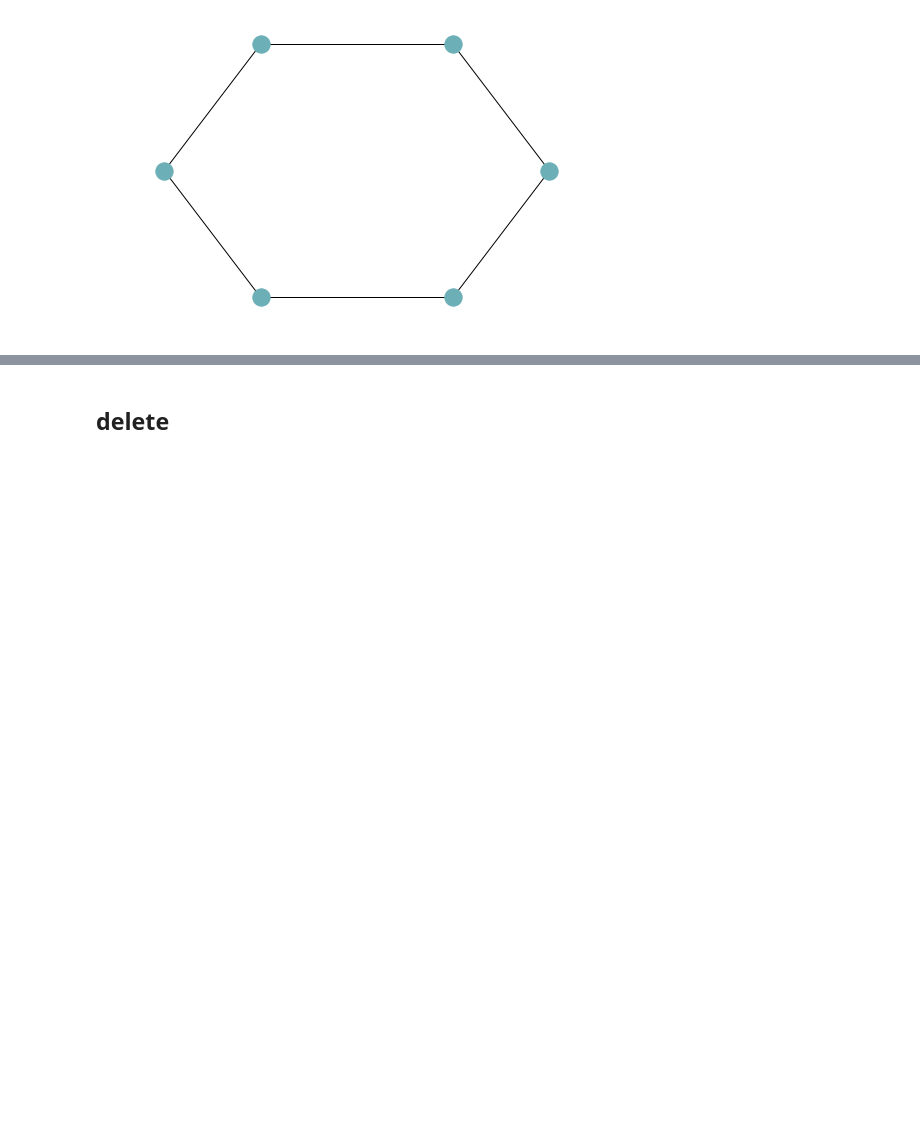
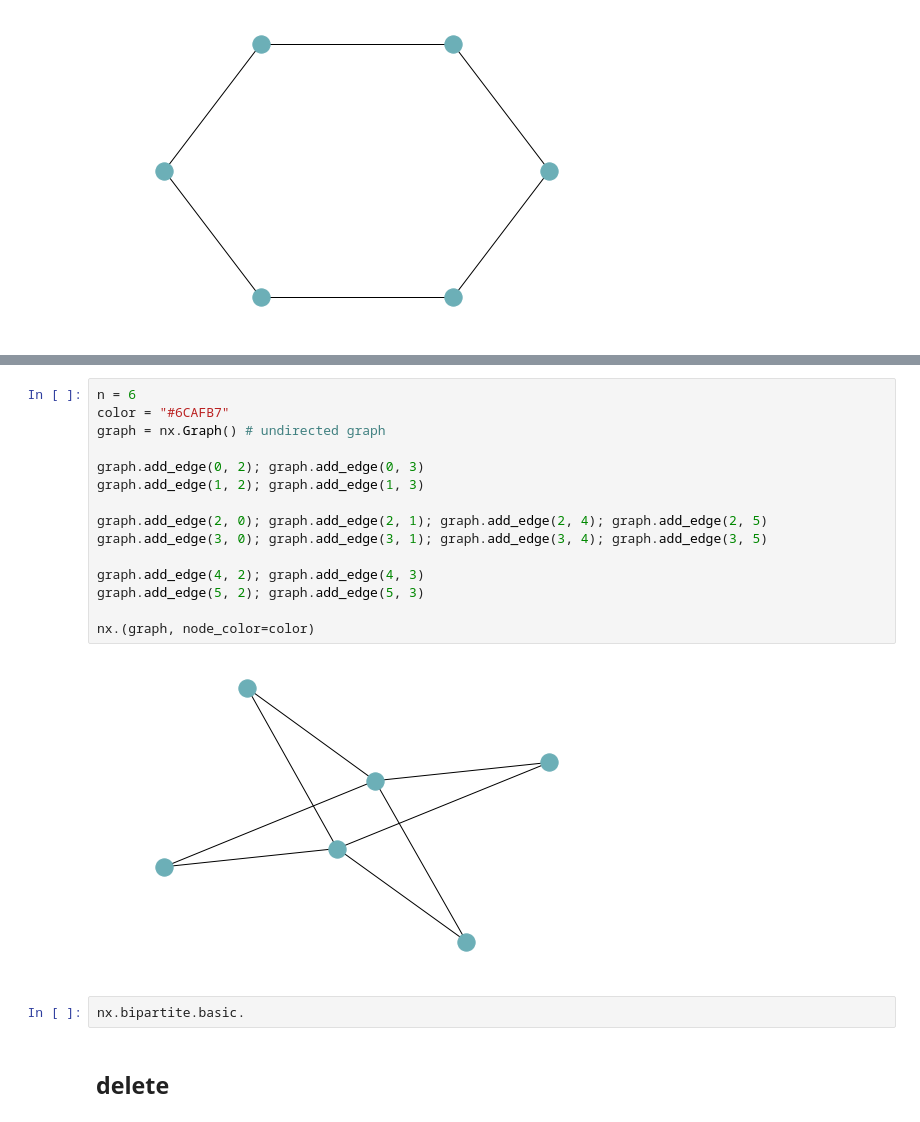
Before and after one commit to WNoxchi/deeplearningstudy, a Jupyter notebook: quantum/qaoa-max-cut.ipynb, the cells around one changed output, grey strips where cells are left out. Drawn from its saved outputs; the diff is of its cells as text; blank space fills up the shorter version.

Commit message:
networkx graphing tutorial

```diff
--- a/quantum/qaoa-max-cut.ipynb
+++ b/quantum/qaoa-max-cut.ipynb
@@ -27,3 +37,22 @@ nx.draw_circular(graph, node_color="#6CAFB7")
+# %%
+n = 6
+color = "#6CAFB7"
+graph = nx.Graph() # undirected graph
+
+graph.add_edge(0, 2); graph.add_edge(0, 3)
+graph.add_edge(1, 2); graph.add_edge(1, 3)
+
+graph.add_edge(2, 0); graph.add_edge(2, 1); graph.add_edge(2, 4); graph.add_edge(2, 5)
+graph.add_edge(3, 0); graph.add_edge(3, 1); graph.add_edge(3, 4); graph.add_edge(3, 5)
+
+graph.add_edge(4, 2); graph.add_edge(4, 3)
+graph.add_edge(5, 2); graph.add_edge(5, 3)
+
+nx.(graph, node_color=color)
+# %% [output]
+[figure, added]
+# %%
+nx.bipartite.basic.
 # %% [markdown]
 ## delete
 # %%
```
Also changed, not shown: parts of 4 cells of this notebook, 1 other file.
